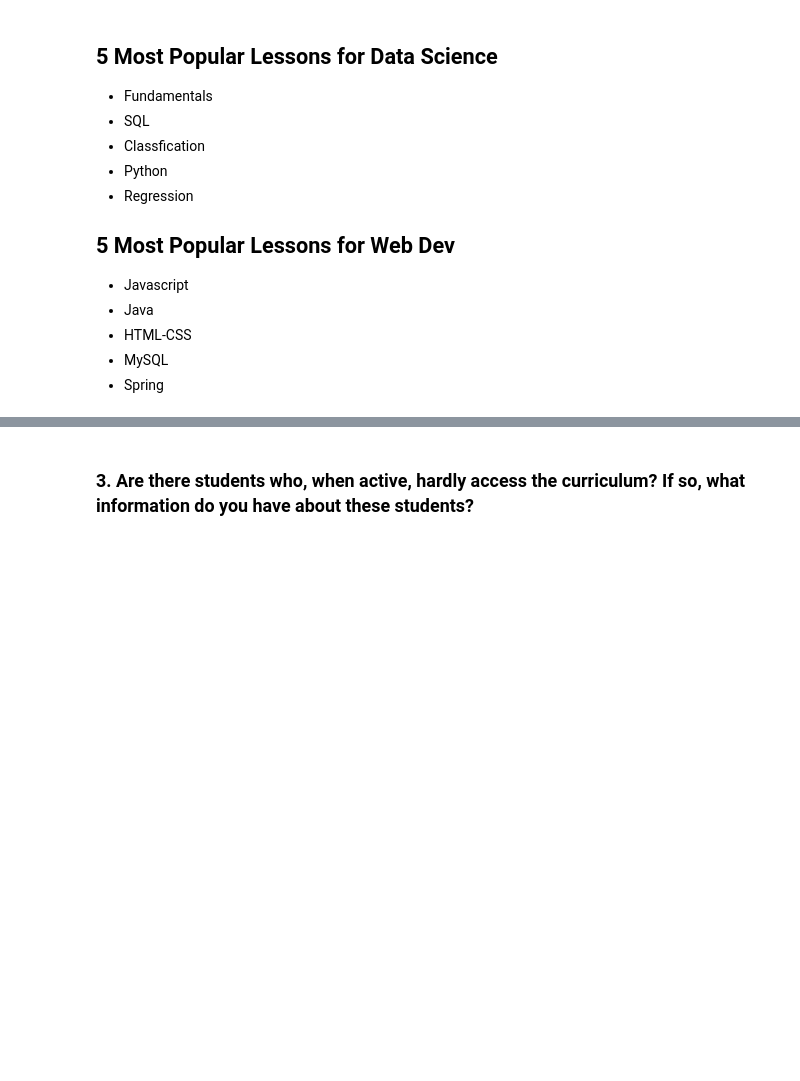
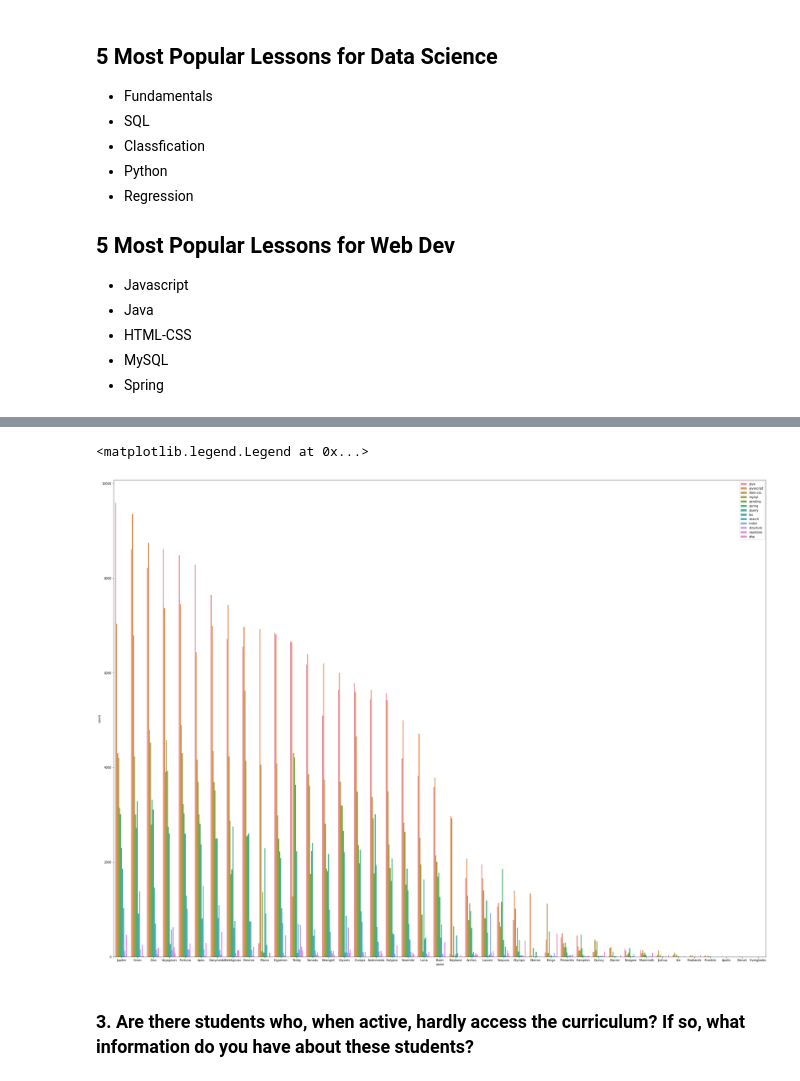
Before and after one commit to daniel-kaniela/anomoly_detection_project, a Jupyter notebook: notebook.ipynb, the cells around one changed output, grey strips where cells are left out. Saved outputs shown, nothing was run; the diff lists cells and outputs as text; code cells hidden in the pictures; blank space fills up the shorter version.

```diff
--- a/notebook.ipynb
+++ b/notebook.ipynb
@@ -129,3 +206,10 @@ df_wd.groupby('lesson')[['user_id']].agg('count').sort_values(by='user_id', asce
+# %%
+plt.figure(figsize=(40, 30))
+sns.barplot(data=webdev_lessons, x='name', y='count', hue='lesson')
+plt.legend(loc=1)
+# %% [output]
+<matplotlib.legend.Legend at 0x...>
+[figure, added]
 # %% [markdown]
 ### 3. Are there students who, when active, hardly access the curriculum? If so, what information do you have about these students?
 # %%
```
Also changed, not shown: parts of 36 cells of this notebook.
